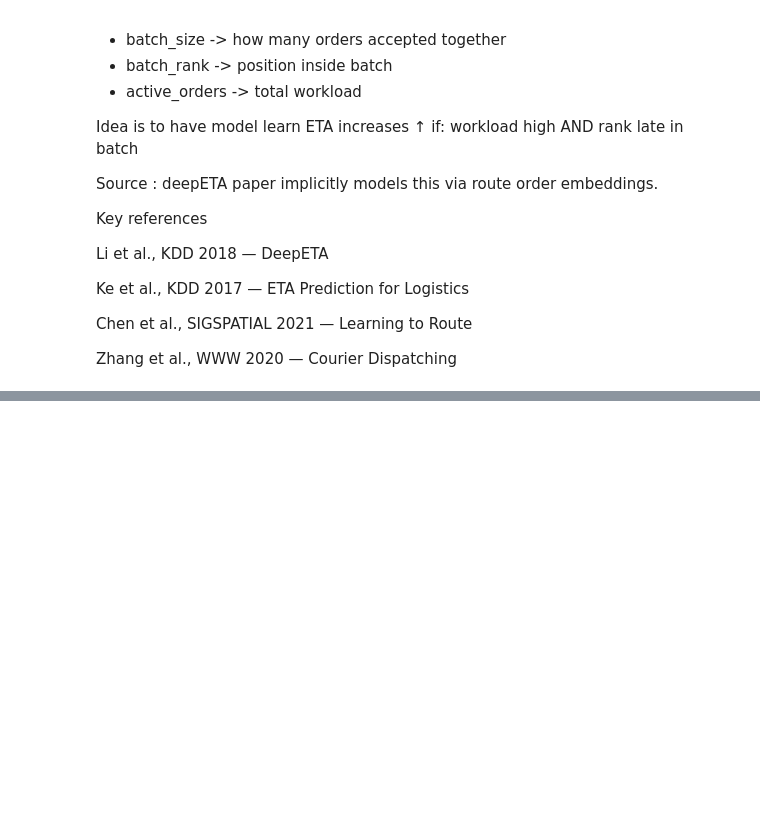
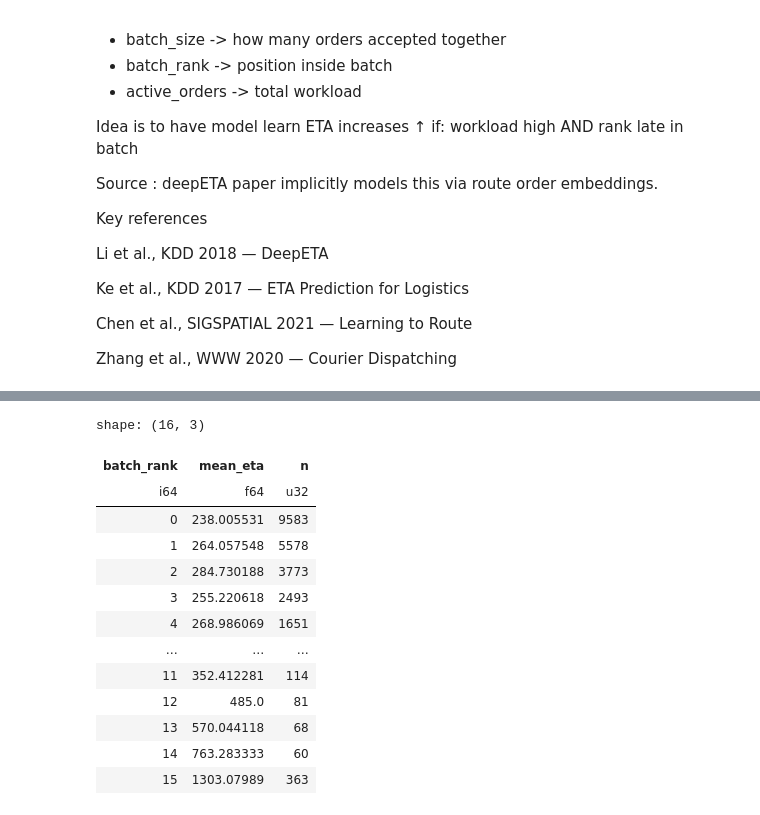
Before and after one commit to aymuos/starship, a Jupyter notebook: fundamental_EDA/actuallyWorking/feature_creator.ipynb, the cells around one changed output, grey strips where cells are left out. Cells and saved outputs as stored; diff of their text form; code cells hidden in the pictures; blank space fills up the shorter version.

```diff
--- a/fundamental_EDA/actuallyWorking/feature_creator.ipynb
+++ b/fundamental_EDA/actuallyWorking/feature_creator.ipynb
@@ -812,0 +1007,8 @@ Zhang et al., WWW 2020 — Courier Dispatching
+# %%
+# join back
+
+features = features.drop(["batch_rank","batch_size"]).join(
+    delivery.select(["order_id","batch_rank","batch_size"]),
+    on="order_id",
+    how="left"
+)
@@ -812,0 +1035,24 @@ Zhang et al., WWW 2020 — Courier Dispatching
+# %%
+# validation
+
+features.group_by(
+    pl.col("batch_rank").clip(upper_bound=15)
+).agg(
+    pl.mean("eta_mins").alias("mean_eta"),
+    pl.len().alias("n")
+).sort("batch_rank")
+# %% [output]
+shape: (16, 3)
+| batch_rank | mean_eta | n |
+| i64 | f64 | u32 |
+| 0 | 238.005531 | 9583 |
+| 1 | 264.057548 | 5578 |
+| 2 | 284.730188 | 3773 |
+| 3 | 255.220618 | 2493 |
+| 4 | 268.986069 | 1651 |
+| … | … | … |
+| 11 | 352.412281 | 114 |
+| 12 | 485.0 | 81 |
+| 13 | 570.044118 | 68 |
+| 14 | 763.283333 | 60 |
+| 15 | 1303.07989 | 363 |
```
Also changed, not shown: parts of 33 cells of this notebook.
